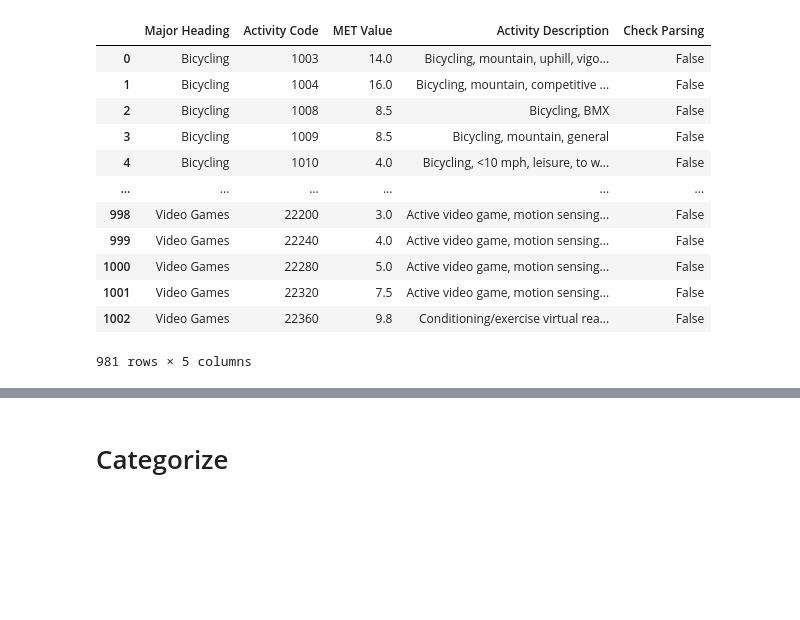
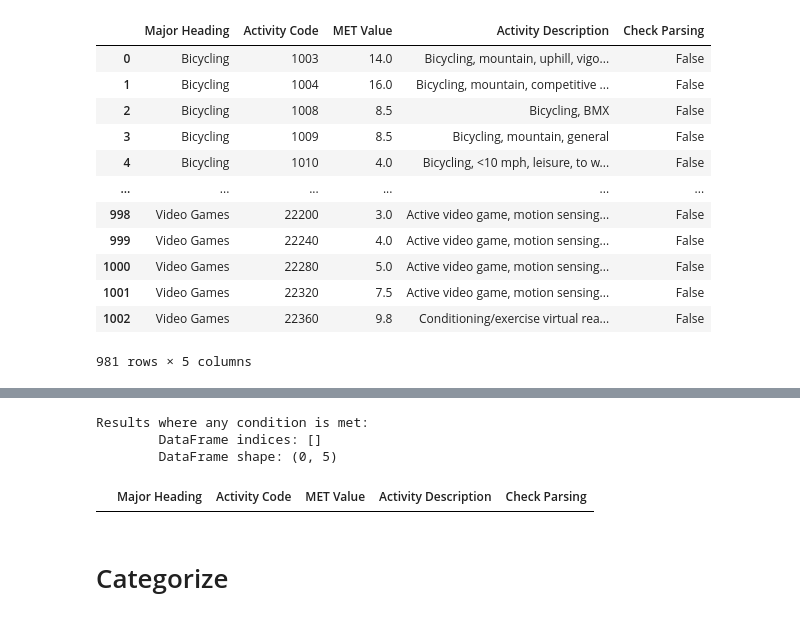
Before and after one commit to silvhua/custom_python, a Jupyter notebook: notebooks/2024-03-12 parse Physical Activity Comppendium PDF.ipynb, the cells around one changed output, grey strips where cells are left out. Cells and saved outputs as stored; diff of their text form; code cells hidden in the pictures; blank space fills up the shorter version.

```diff
--- a/notebooks/2024-03-12 parse Physical Activity Comppendium PDF.ipynb
+++ b/notebooks/2024-03-12 parse Physical Activity Comppendium PDF.ipynb
@@ -817,3 +882,13 @@ fixed_df
+# %%
+filter = {
+    'Major Heading': 'null'
+}
+filter_df_any_condition(df, filter)
+# %% [output]
+Results where any condition is met:
+        DataFrame indices: []
+        DataFrame shape: (0, 5)
+|  | Major Heading | Activity Code | MET Value | Activity Description | Check Parsing |
 # %% [markdown]
 # Categorize
 # %%
```
Also changed, not shown: parts of 10 cells of this notebook.
